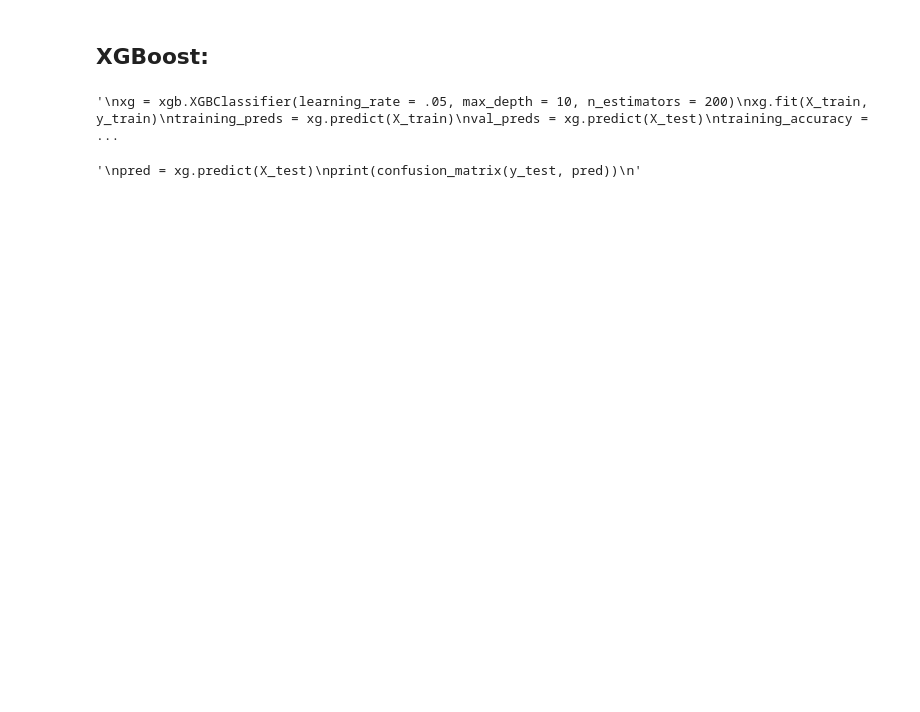
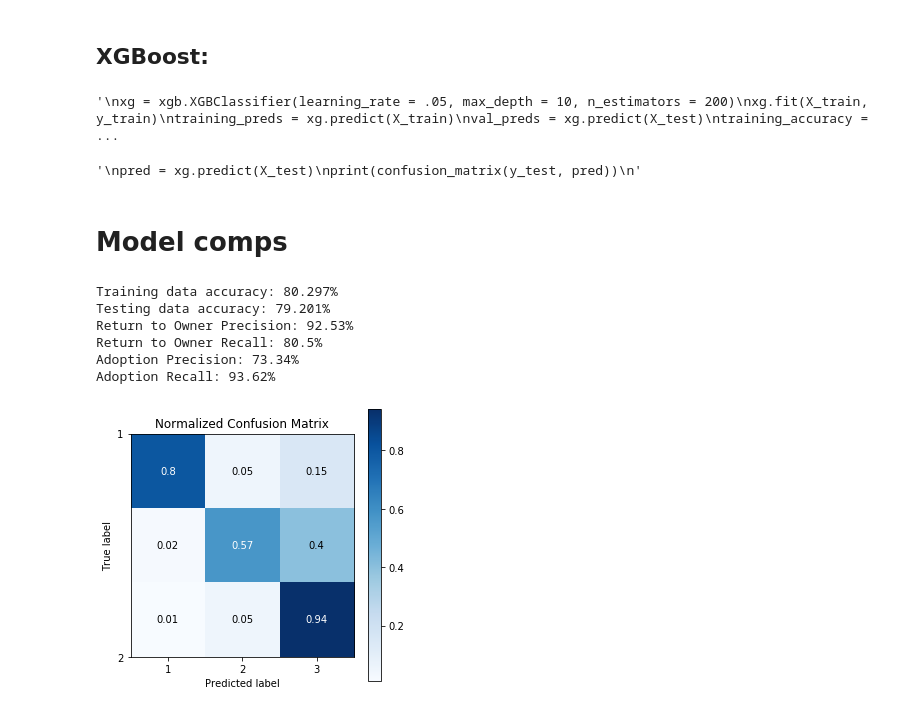
Before and after one commit to thomaskbrown18/mod_3_ml_proj, a Jupyter notebook: scratch_paper.ipynb, the cells around one changed output. Drawn from its saved outputs; the diff is of its cells as text; code cells hidden in the pictures; blank space fills up the shorter version.

```diff
--- a/scratch_paper.ipynb
+++ b/scratch_paper.ipynb
@@ -402,3 +398,14 @@ print(confusion_matrix(y_test, pred))
 '''
 # %% [output]
 '\npred = xg.predict(X_test)\nprint(confusion_matrix(y_test, pred))\n'
+# %% [markdown]
+# Model comps
+# %%
+# Initialize lists
+model_names = []
+train_accuracies = []
+test_accuracies = []
+rto_precisions = []
+rto_recalls = []
+adopt_precisions = []
+adopt_recalls = []
@@ -404,0 +479,29 @@ print(confusion_matrix(y_test, pred))
+# %%
+def show_accuracy(model, name):
+#    model_name = type(model).__name__
+    training_preds = model.predict(X_train)
+    val_preds = model.predict(X_test)
+    training_accuracy = accuracy_score(y_train, training_preds)
+    train_accuracies.append(round(training_accuracy, 3))
+    val_accuracy = accuracy_score(y_test, val_preds)
+    test_accuracies.append(round(val_accuracy, 3))
+
+    print("Training data accuracy: {:.5}%".format(training_accuracy * 100))
+    print("Testing data accuracy: {:.5}%".format(val_accuracy * 100))
+#    print("--------------------------------")
+#    print("--RTO----T----A-----------------")
+#    print(confusion_matrix(y_test, val_preds))
+
+    norm_matrix(model)
+    rto_precision(model)
+    rto_recall(model)
+    adopt_precision(model)
+    adopt_recall(model)
+    # Appending
+    model_names.append(name)
+ #   train_accuracies.append(1)
+ #   test_accuracies.append(1)
+ #   rto_precisions.append(1)
+ #   rto_recalls.append(2)
+ #   adopt_precision.append(3)
+ #   adopt_recalls.append(1)
@@ -404,0 +510,12 @@ print(confusion_matrix(y_test, pred))
+# %%
+tree1 = DecisionTreeClassifier(max_depth = 10)
+tree1.fit(X_train, y_train)
+show_accuracy(tree1, 'First Tree')
+# %% [output]
+Training data accuracy: 80.297%
+Testing data accuracy: 79.201%
+Return to Owner Precision: 92.53%
+Return to Owner Recall: 80.5%
+Adoption Precision: 73.34%
+Adoption Recall: 93.62%
+[figure, added]
```
Also changed, not shown: parts of 22 cells of this notebook, 1 other file.
